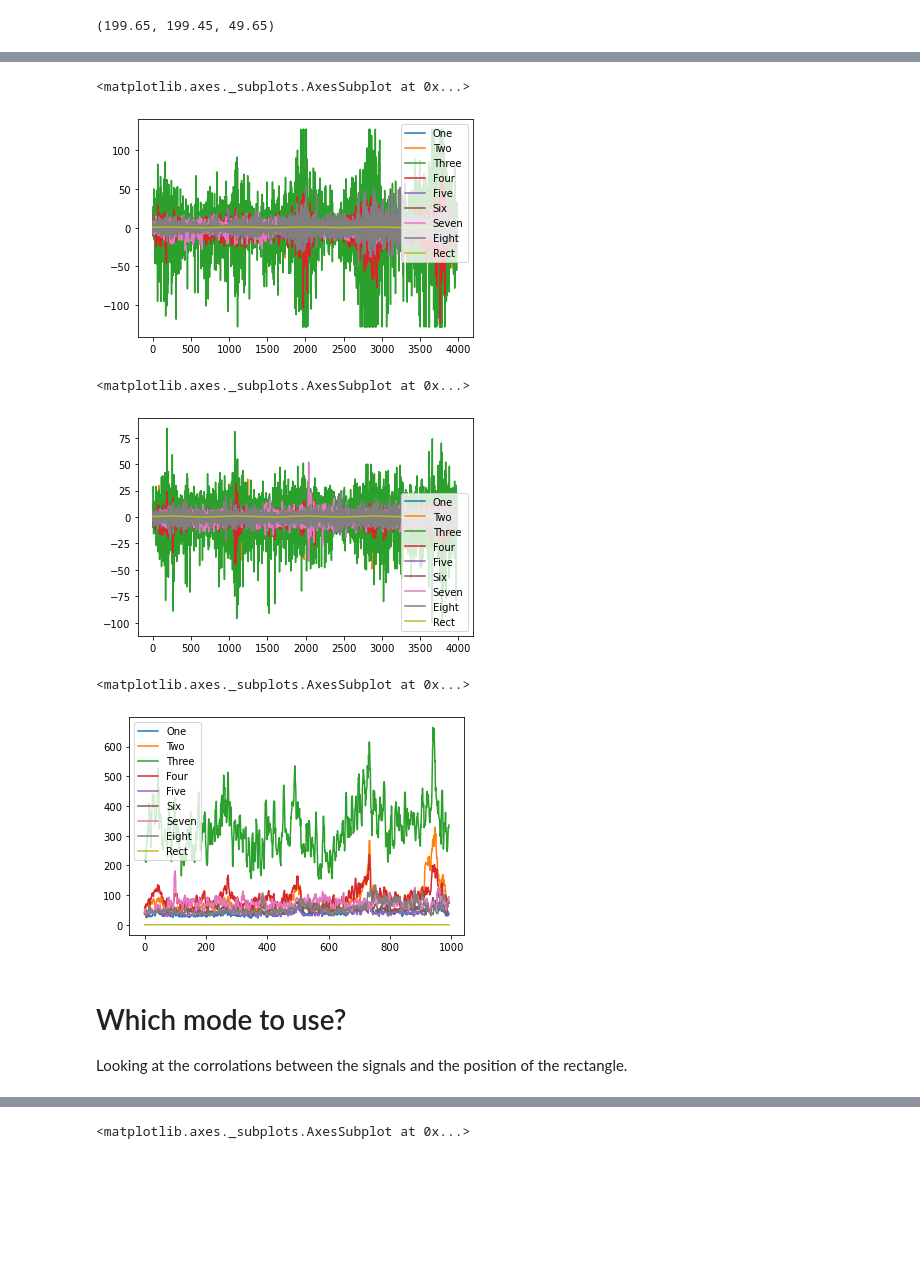
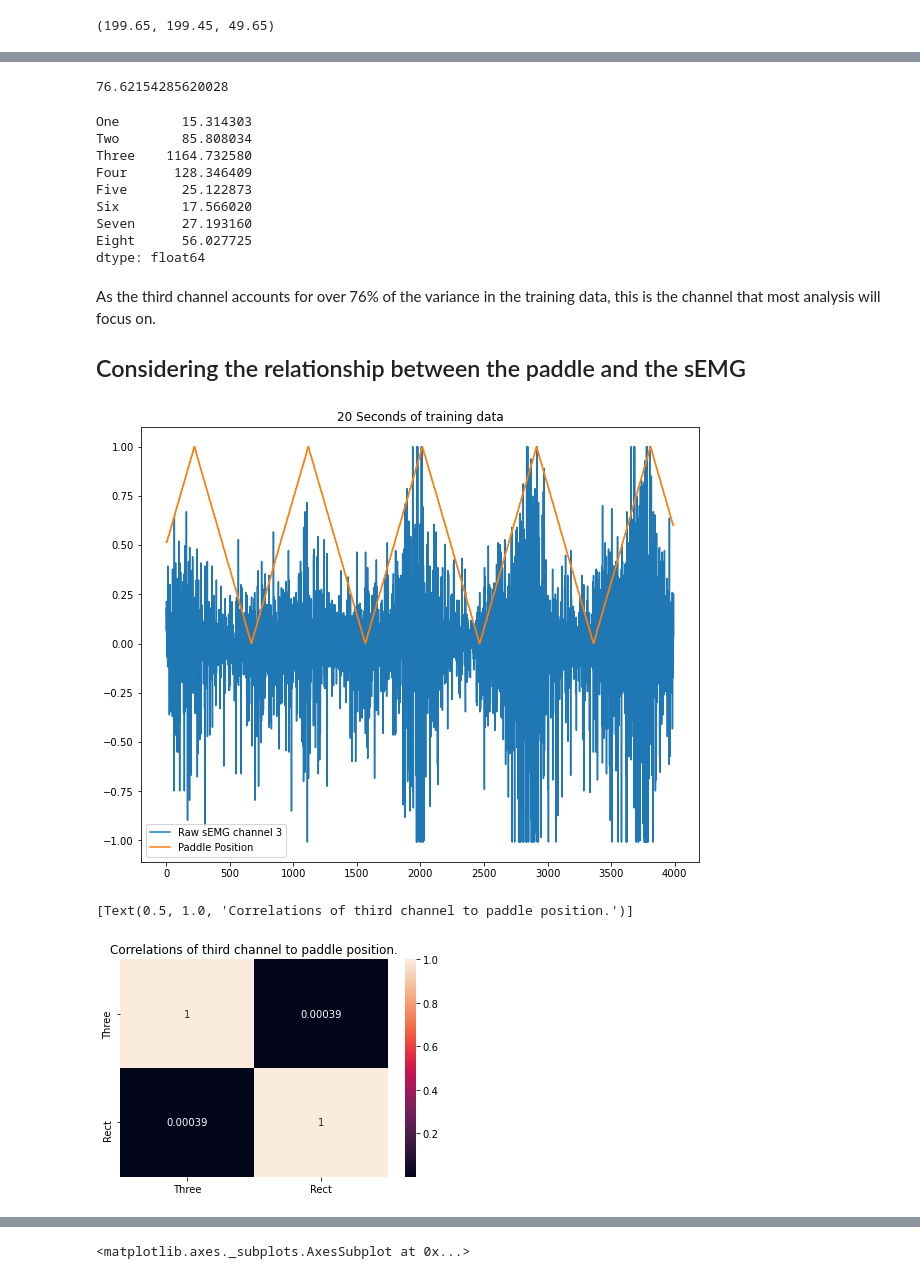
Before and after one commit to PerlinWarp/Neuro-Breakout, a Jupyter notebook: Notebooks/MyoModesCompared/MyoEMGPreprocessing.ipynb, the cells around one changed output, grey strips where cells are left out. Cells and saved outputs as stored; diff of their text form; code cells hidden in the pictures; blank space fills up the shorter version.

```diff
--- a/Notebooks/MyoModesCompared/MyoEMGPreprocessing.ipynb
+++ b/Notebooks/MyoModesCompared/MyoEMGPreprocessing.ipynb
@@ -47,19 +80,38 @@ len(df_r)/20, len(df_rf)/20, len(df_f)/20
+# %%
+df_r['Three'].var() / sum(df_r.drop(['Time_ns', 'Rect'],1).var()) * 100
+# %% [output]
+76.62154285620028
 # %%
-df_r.drop("Time_ns",1).plot()
+df_r.drop(['Time_ns', 'Rect'],1).var()
 # %% [output]
-<matplotlib.axes._subplots.AxesSubplot at 0x...>
+One        15.314303
+Two        85.808034
+Three    1164.732580
+Four      128.346409
+Five       25.122873
+Six        17.566020
+Seven      27.193160
+Eight      56.027725
+dtype: float64
-[figure, removed]
-# %%
-df_rf.drop("Time_ns",1).plot()
-# %% [output]
-<matplotlib.axes._subplots.AxesSubplot at 0x...>
-[figure, removed]
-# %%
-df_f.drop("Time_ns",1).plot()
-# %% [output]
-<matplotlib.axes._subplots.AxesSubplot at 0x...>
-[figure, removed]
-# %% [markdown]
-# Which mode to use?
-
-Looking at the corrolations between the signals and the position of the rectangle.
+# %% [markdown]
+As the third channel accounts for over 76% of the variance in the training data, this is the channel that most analysis will focus on.
+
+## Considering the relationship between the paddle and the sEMG
+# %%
+plt.figure(figsize=(10,8))
+channel = "Three"
+channel_data = df_r[channel] / max(df_r[channel])
+plt.plot(channel_data)
+plt.plot(df_r['Rect'])
+plt.title('20 Seconds of training data')
+# show a legend on the plot
+plt.legend(['Raw sEMG channel 3', 'Paddle Position'])
+# Display a figure.
+plt.show()
+# %% [output]
+[figure, added]
+# %%
+sns.heatmap(df_r[['Three', 'Rect']].corr(), annot=True).set(title='Correlations of third channel to paddle position.')
+# %% [output]
+[Text(0.5, 1.0, 'Correlations of third channel to paddle position.')]
+[figure, added]
```
Also changed, not shown: parts of 10 cells of this notebook, 7 other files.
